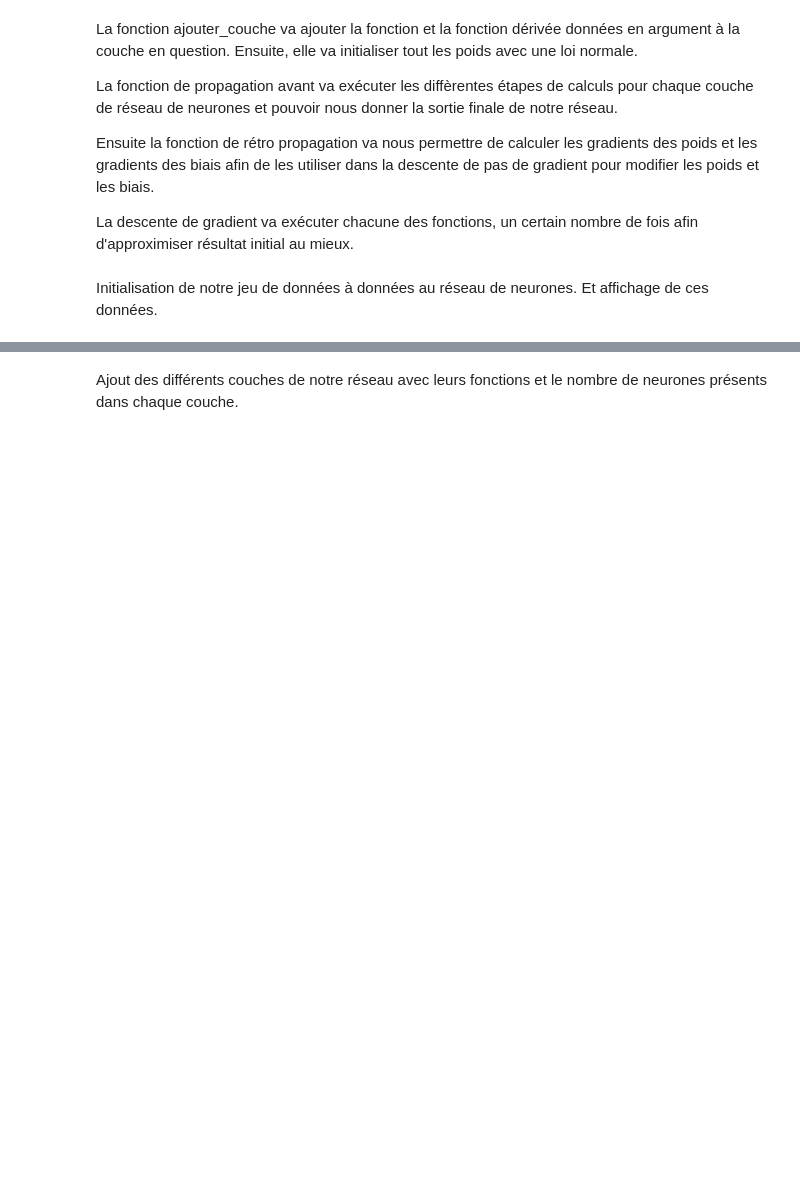
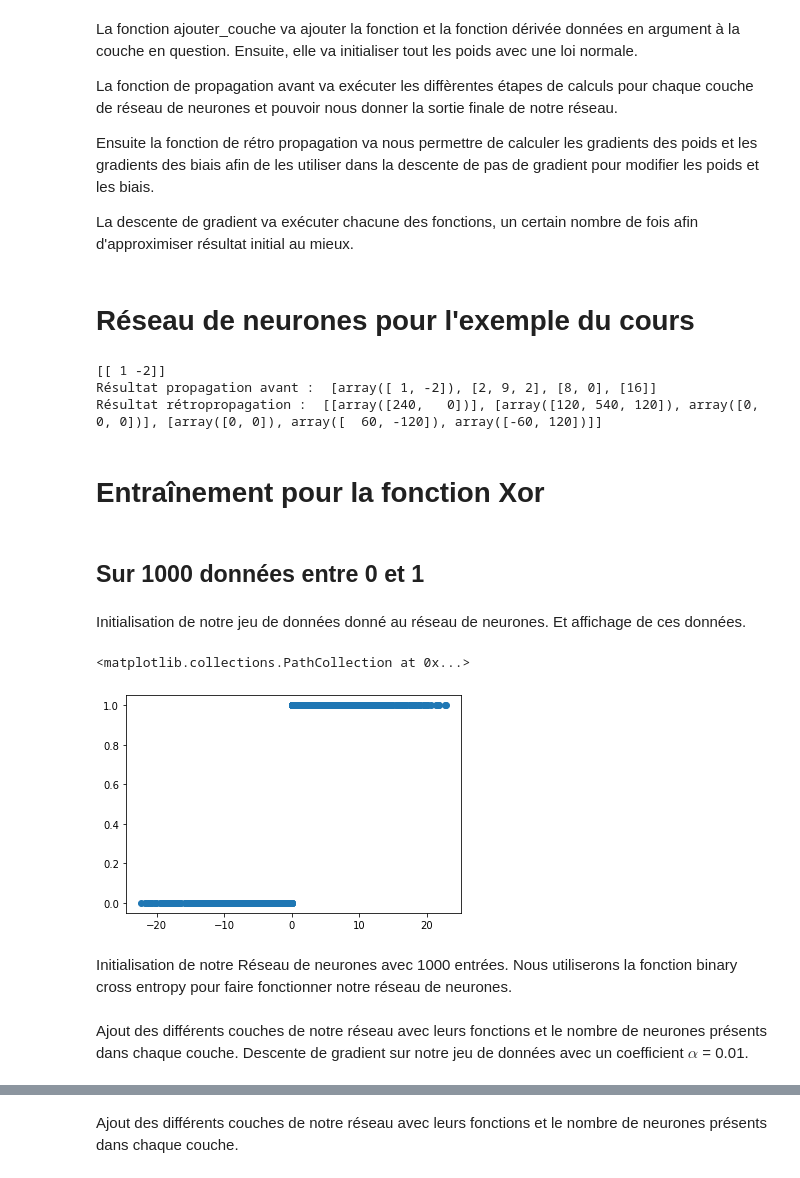
Before and after one commit to plicence/Dm, a Jupyter notebook: Rendu.ipynb, the cells around one changed output, grey strips where cells are left out. Cells and saved outputs as stored; diff of their text form; code cells hidden in the pictures; blank space fills up the shorter version.

```diff
--- a/Rendu.ipynb
+++ b/Rendu.ipynb
@@ -16,17 +16,10 @@ def identite():
 def identite_derivee():
     return lambda t : 1
 
-def tanh():
-    return lambda t : np.tanh(t)
-
-def tanh_derivee():
-    return lambda t : 1- np.tanh(t)**2
-
 cout_quadratique = lambda y,prediction: (prediction-y)**2
 cout_quadratique_derivee = lambda y,prediction: 2*(prediction-y)
 
 binary_cross_entropy_derivee = lambda y, prediction: (-y/prediction)+ ((1-y)/(1-prediction))
-hinge_loss_derivee = lambda y, prediction: 0 if (prediction * y >= 1) else prediction*y
 
 def binary_cross_entropy(y, prediction) :
     sum = 0
@@ -42,6 +35,7 @@ def sigmoid_derivee():
     return lambda t : sigma(t) * (1-sigma(t))
 
 xor = lambda x : 1 if x[0]*x[1] >= 0 else -1
+xorbis = lambda x : 1 if x[0]*x[1] >= 0 else 0
 # %% [markdown]
 Classe pour notre réseau de neurones contenant toutes les fonctions nécessaires au fonctionnement
 # %%
@@ -159,6 +157,53 @@ La fonction de propagation avant va exécuter les diffèrentes étapes de calcul
 Ensuite la fonction de rétro propagation va nous permettre de calculer les gradients des poids et les gradients des biais afin de les utiliser dans la descente de pas de gradient pour modifier les poids et les biais.
 
 La descente de gradient va exécuter chacune des fonctions, un certain nombre de fois afin d'approximiser résultat initial au mieux.
+# %% [markdown]
+# Réseau de neurones pour l'exemple du cours
+# %%
+rt = ReseauNeurones(2)
+a = [[1 , -2]]
+a = np.array(a)
+print(a)
+a.T
+
+rt.w.append(np.array([[0, -1],[ 2, -3],[ 1, -1]]))
+rt.w.append(np.array([[ 0,  1,  -1], [ 2, -2, 1]]))
+rt.w.append(np.array([[2, -1]]))
+rt.b.append(np.array([[0],[ 1],[-1]]))
+rt.b.append(np.array([[1],[-2]]))
+rt.b.append(np.array([[0]]))
+
+rt.set_data(a[:,0:2],2)
+
+rt.ajouter_couche_manuel(relu(),relu_derivee(),3)
+rt.ajouter_couche_manuel(relu(),relu_derivee(),2)
+rt.ajouter_couche_manuel(identite(),identite_derivee(),1)
+rt.propagation_avant(a[0])
+print("Résultat propagation avant : ", rt.asave)
+rt.retropropagation([cout_quadratique_derivee(1,rt.prediction)])
+print("Résultat rétropropagation : ", rt.gradientw)
+# %% [output]
+[[ 1 -2]]
+Résultat propagation avant :  [array([ 1, -2]), [2, 9, 2], [8, 0], [16]]
+Résultat rétropropagation :  [[array([240,   0])], [array([120, 540, 120]), array([0, 0, 0])], [array([0, 0]), array([  60, -120]), array([-60, 120])]]
+# %% [markdown]
+# Entraînement pour la fonction Xor
+# %% [markdown]
+## Sur 1000 données entre 0 et 1
 # %% [markdown]
-Initialisation de notre jeu de données à données au réseau de neurones.
+Initialisation de notre jeu de données donné au réseau de neurones.
 Et affichage de ces données.
+# %%
+x = np.random.uniform(-5, 5, size=(1000, 2))
+y = []
+z = []
+for i in range(0,1000):
+    y.append(xorbis(x[i]))
+for i in range(0,1000):
+    z.append(x[i][0]*x[i][1])
+plt.scatter(z, y)
+# %% [output]
+<matplotlib.collections.PathCollection at 0x...>
+[figure, added]
+# %% [markdown]
+Initialisation de notre Réseau de neurones avec 1000 entrées. Nous utiliserons la fonction binary cross entropy pour faire fonctionner notre réseau de neurones.
@@ -164,0 +214,3 @@ Et affichage de ces données.
+# %% [markdown]
+Ajout des différents couches de notre réseau avec leurs fonctions et le nombre de neurones présents dans chaque couche.
+Descente de gradient sur notre jeu de données avec un coefficient $\alpha$ = 0.01.
```
Also changed, not shown: parts of 30 cells of this notebook.
